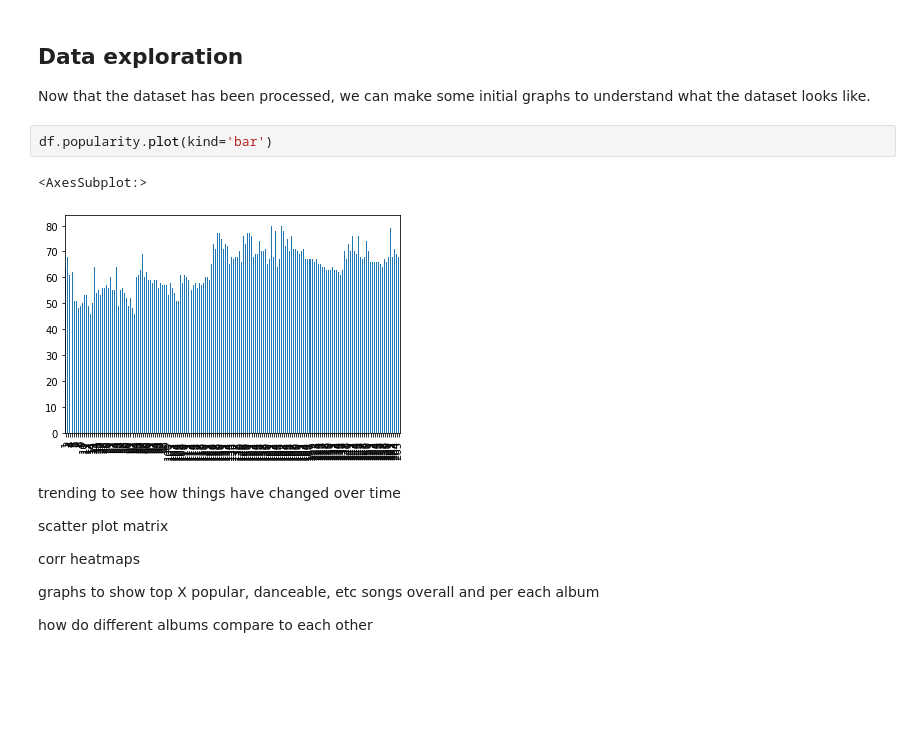
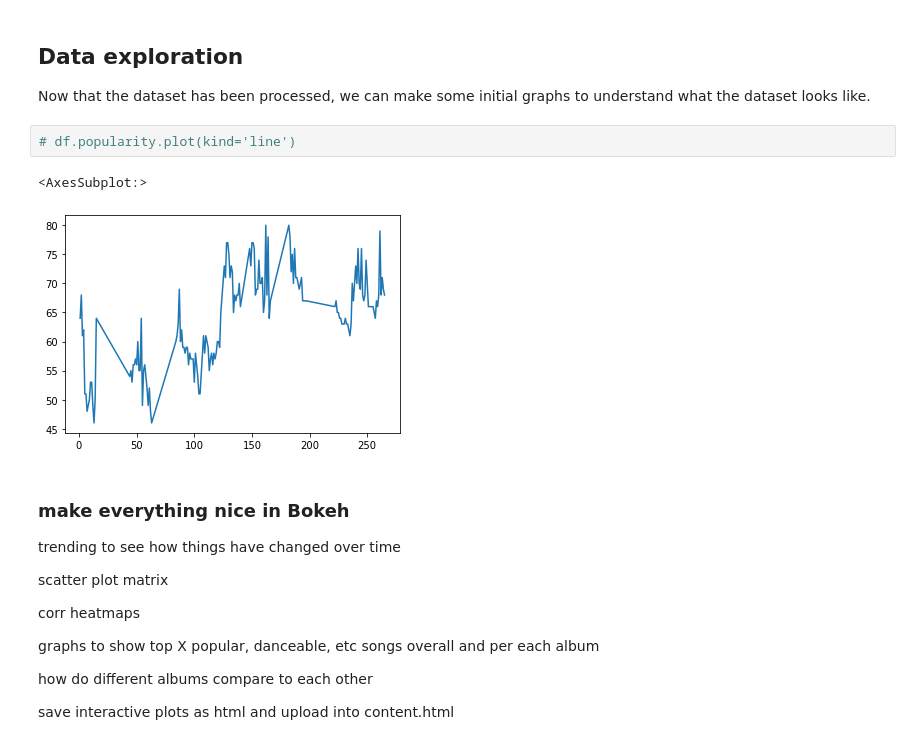
Before and after one commit to Wilb11/t-swift, a Jupyter notebook: taylor-swift-song-analysis.ipynb, the cells around one changed output. Cells and saved outputs as stored; diff of their text form; blank space fills up the shorter version.

Commit message:
Initialize html

```diff
--- a/taylor-swift-song-analysis.ipynb
+++ b/taylor-swift-song-analysis.ipynb
@@ -233,11 +234,12 @@ df
 
 Now that the dataset has been processed, we can make some initial graphs to understand what the dataset looks like.
 # %%
-df.popularity.plot(kind='bar')
+# df.popularity.plot(kind='line')
 # %% [output]
 <AxesSubplot:>
-[figure, old version]
+[figure, new version]
 # %% [markdown]
+### make everything nice in Bokeh
 trending to see how things have changed over time
 
 scatter plot matrix
@@ -247,3 +249,6 @@ corr heatmaps
 graphs to show top X popular, danceable, etc songs overall and per each album
 
 how do different albums compare to each other
+
+
+save interactive plots as html and upload into content.html
```
Also changed, not shown: parts of 2 cells of this notebook, 2 other files.
